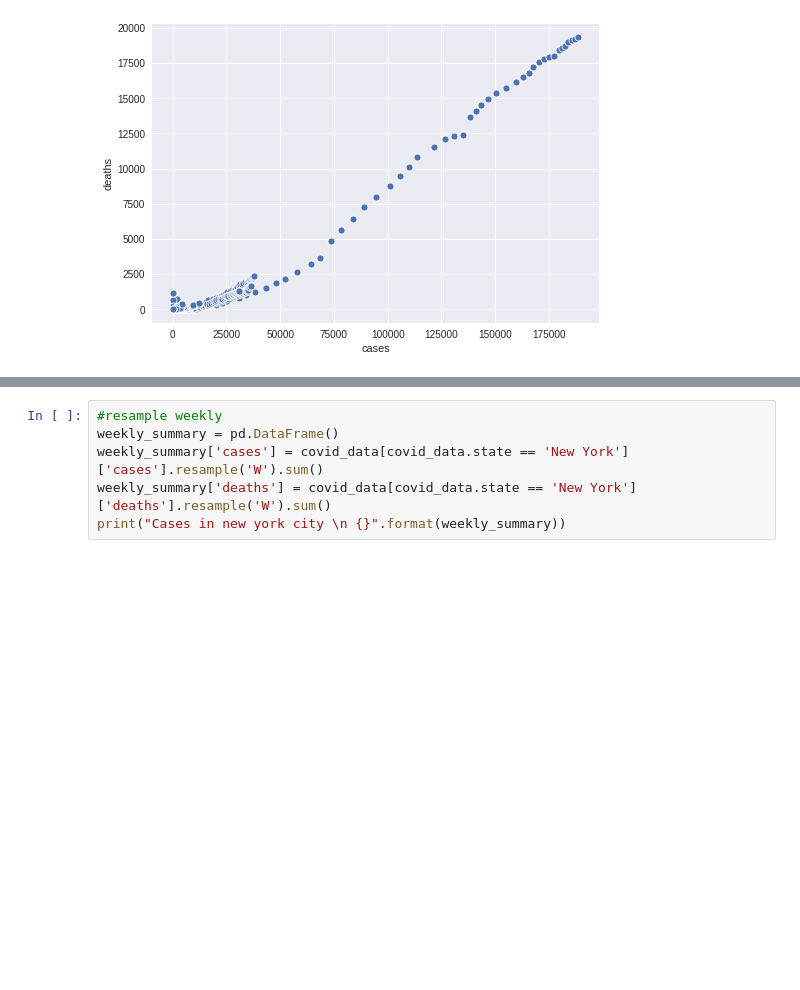
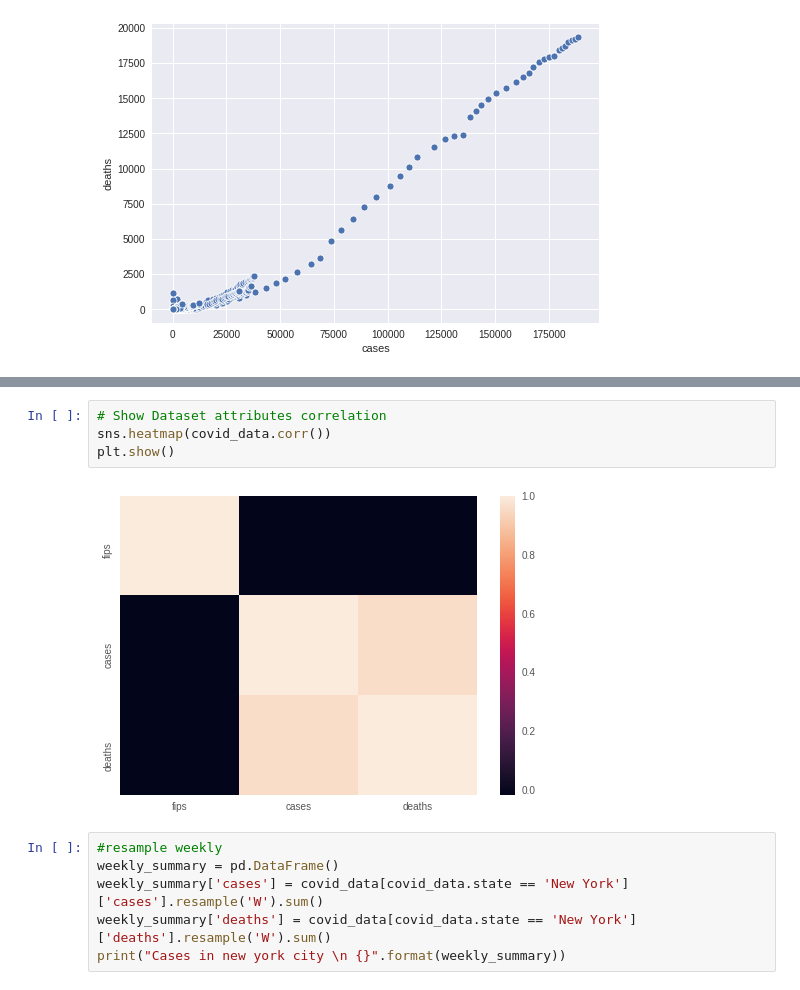
Before and after one commit to jafar-albadarneh/data-science-pot, a Jupyter notebook: Covid19_US_data_analysis.ipynb, the cells around one changed output, grey strips where cells are left out. Cells and saved outputs as stored; diff of their text form; blank space fills up the shorter version.

```diff
--- a/Covid19_US_data_analysis.ipynb
+++ b/Covid19_US_data_analysis.ipynb
@@ -66,3 +66,9 @@ plt.show()
+# %%
+# Show Dataset attributes correlation
+sns.heatmap(covid_data.corr())
+plt.show()
+# %% [output]
+[figure, added]
 # %%
 #resample weekly
 weekly_summary = pd.DataFrame()
```
Also changed, not shown: parts of 1 cell of this notebook.
